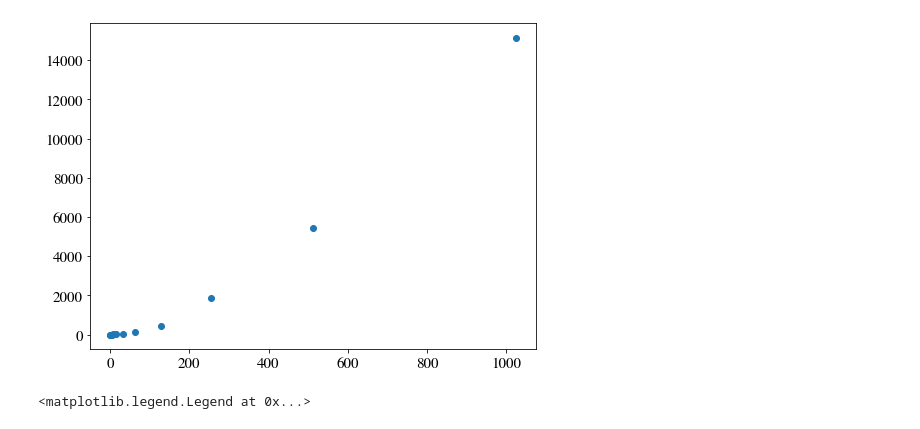
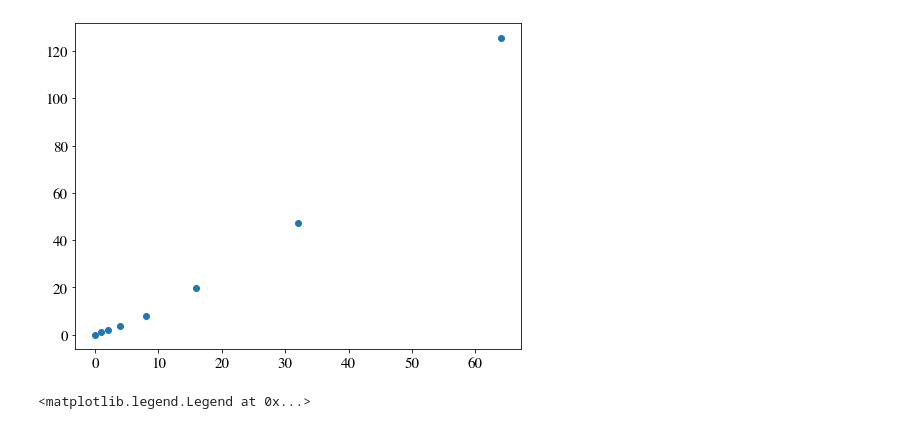
Before and after one commit to eckast161/Spin_dynamics, a Jupyter notebook: Infinite_spin_chain.ipynb, the cells around one changed output. Drawn from its saved outputs; the diff is of its cells as text; code cells hidden in the pictures.

```diff
--- a/Infinite_spin_chain.ipynb
+++ b/Infinite_spin_chain.ipynb
@@ -316,13 +594,13 @@ plt.scatter(t,comp_p0(t)[1])
 # %%
 a_cutlist=[0,1,2 ,4 ,8 ,16,32,64,128,256,512,1024]
 time_acut=[0.0472,1.073,2.138, 3.855,8.031,19.791,47.399,125.481, 463.041 , 1880.555,5420.327,  15134.7520]
 
 
-plt.scatter(a_cutlist,time_acut)
+plt.scatter(a_cutlist[:8],time_acut[:8])
 
 plt.yscale("linear")
 # %% [output]
-[figure, old version]
+[figure, new version]
 # %%
 ## Use this cell to check pure decay solely
 
```
Also changed, not shown: parts of 36 cells of this notebook.
